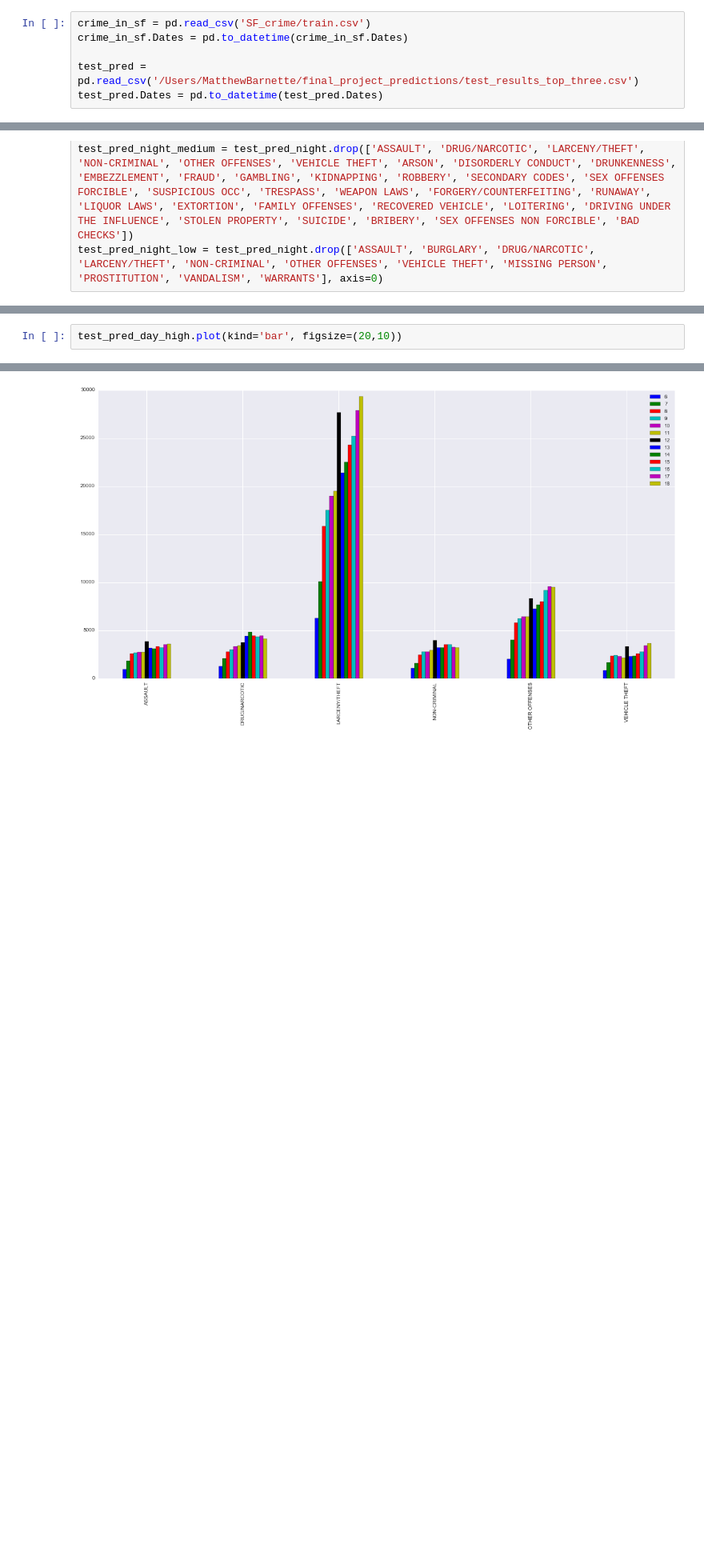
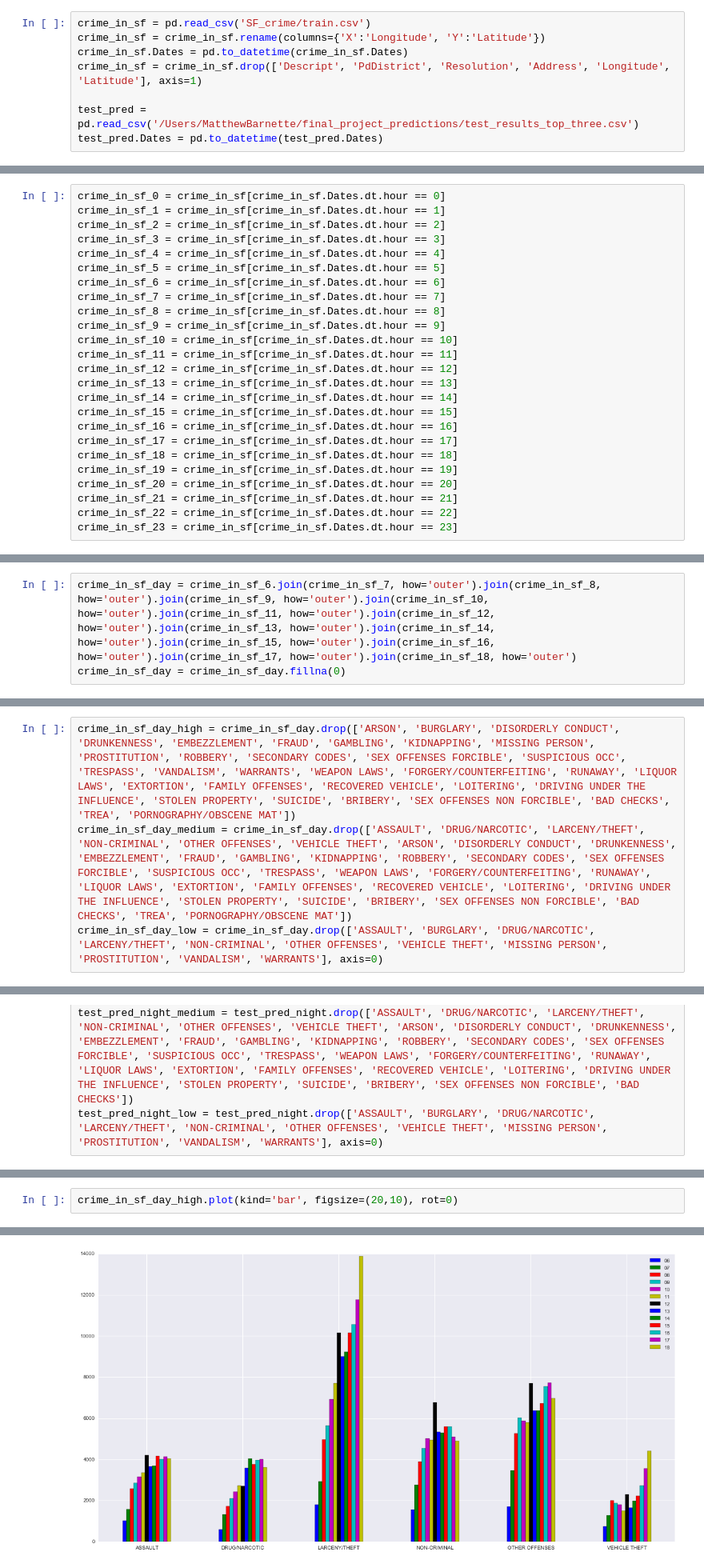
Before and after one commit to BarnetteME1/SF-Crime-Prediction, a Jupyter notebook: Graphs, charts, and organizing rows.ipynb, the cells around one changed output, grey strips where cells are left out. Shown: that part at 80% size. Drawn from its saved outputs; the diff is of its cells as text; blank space fills up the shorter version.

```diff
--- a/Graphs, charts, and organizing rows.ipynb
+++ b/Graphs, charts, and organizing rows.ipynb
@@ -6,7 +6,9 @@ import matplotlib.pyplot as plt
 % matplotlib inline
 # %%
 crime_in_sf = pd.read_csv('SF_crime/train.csv')
+crime_in_sf = crime_in_sf.rename(columns={'X':'Longitude', 'Y':'Latitude'})
 crime_in_sf.Dates = pd.to_datetime(crime_in_sf.Dates)
+crime_in_sf = crime_in_sf.drop(['Descript', 'PdDistrict', 'Resolution', 'Address', 'Longitude', 'Latitude'], axis=1)
 
 test_pred = pd.read_csv('/Users/MatthewBarnette/final_project_predictions/test_results_top_three.csv')
 test_pred.Dates = pd.to_datetime(test_pred.Dates)
@@ -105,6 +163,31 @@ test_pred_20 = test_pred[test_pred.Dates.dt.hour == 20]
 test_pred_21 = test_pred[test_pred.Dates.dt.hour == 21]
 test_pred_22 = test_pred[test_pred.Dates.dt.hour == 22]
 test_pred_23 = test_pred[test_pred.Dates.dt.hour == 23]
+# %%
+crime_in_sf_0 = crime_in_sf[crime_in_sf.Dates.dt.hour == 0]
+crime_in_sf_1 = crime_in_sf[crime_in_sf.Dates.dt.hour == 1]
+crime_in_sf_2 = crime_in_sf[crime_in_sf.Dates.dt.hour == 2]
+crime_in_sf_3 = crime_in_sf[crime_in_sf.Dates.dt.hour == 3]
+crime_in_sf_4 = crime_in_sf[crime_in_sf.Dates.dt.hour == 4]
+crime_in_sf_5 = crime_in_sf[crime_in_sf.Dates.dt.hour == 5]
+crime_in_sf_6 = crime_in_sf[crime_in_sf.Dates.dt.hour == 6]
+crime_in_sf_7 = crime_in_sf[crime_in_sf.Dates.dt.hour == 7]
+crime_in_sf_8 = crime_in_sf[crime_in_sf.Dates.dt.hour == 8]
+crime_in_sf_9 = crime_in_sf[crime_in_sf.Dates.dt.hour == 9]
+crime_in_sf_10 = crime_in_sf[crime_in_sf.Dates.dt.hour == 10]
+crime_in_sf_11 = crime_in_sf[crime_in_sf.Dates.dt.hour == 11]
+crime_in_sf_12 = crime_in_sf[crime_in_sf.Dates.dt.hour == 12]
+crime_in_sf_13 = crime_in_sf[crime_in_sf.Dates.dt.hour == 13]
+crime_in_sf_14 = crime_in_sf[crime_in_sf.Dates.dt.hour == 14]
+crime_in_sf_15 = crime_in_sf[crime_in_sf.Dates.dt.hour == 15]
+crime_in_sf_16 = crime_in_sf[crime_in_sf.Dates.dt.hour == 16]
+crime_in_sf_17 = crime_in_sf[crime_in_sf.Dates.dt.hour == 17]
+crime_in_sf_18 = crime_in_sf[crime_in_sf.Dates.dt.hour == 18]
+crime_in_sf_19 = crime_in_sf[crime_in_sf.Dates.dt.hour == 19]
+crime_in_sf_20 = crime_in_sf[crime_in_sf.Dates.dt.hour == 20]
+crime_in_sf_21 = crime_in_sf[crime_in_sf.Dates.dt.hour == 21]
+crime_in_sf_22 = crime_in_sf[crime_in_sf.Dates.dt.hour == 22]
+crime_in_sf_23 = crime_in_sf[crime_in_sf.Dates.dt.hour == 23]
 # %%
 test_pred_6 = test_pred_6.drop(['DayOfWeek', 'Dates', 'highest_probability', 'second_most_likely', 'second_hightest_prob', 'third_most_likely', 'third_highest_prob'], axis=1)
 test_pred_6 = pd.DataFrame((pd.get_dummies(test_pred_6, columns = ['most_likely'], prefix='',prefix_sep='')).sum())
@@ -160,10 +295,17 @@ test_pred_18 = test_pred_18.rename(columns={0:'18'})
 # %%
 test_pred_day = test_pred_6.join(test_pred_7, how='outer').join(test_pred_8, how='outer').join(test_pred_9, how='outer').join(test_pred_10, how='outer').join(test_pred_11, how='outer').join(test_pred_12, how='outer').join(test_pred_13, how='outer').join(test_pred_14, how='outer').join(test_pred_15, how='outer').join(test_pred_16, how='outer').join(test_pred_17, how='outer').join(test_pred_18, how='outer')
 test_pred_day = test_pred_day.fillna(0)
+# %%
+crime_in_sf_day = crime_in_sf_6.join(crime_in_sf_7, how='outer').join(crime_in_sf_8, how='outer').join(crime_in_sf_9, how='outer').join(crime_in_sf_10, how='outer').join(crime_in_sf_11, how='outer').join(crime_in_sf_12, how='outer').join(crime_in_sf_13, how='outer').join(crime_in_sf_14, how='outer').join(crime_in_sf_15, how='outer').join(crime_in_sf_16, how='outer').join(crime_in_sf_17, how='outer').join(crime_in_sf_18, how='outer')
+crime_in_sf_day = crime_in_sf_day.fillna(0)
 # %%
 test_pred_day_high = test_pred_day.drop(['ARSON', 'BURGLARY', 'DISORDERLY CONDUCT', 'DRUNKENNESS', 'EMBEZZLEMENT', 'FRAUD', 'GAMBLING', 'KIDNAPPING', 'MISSING PERSON', 'PROSTITUTION', 'ROBBERY', 'SECONDARY CODES', 'SEX OFFENSES FORCIBLE', 'SUSPICIOUS OCC', 'TRESPASS', 'VANDALISM', 'WARRANTS', 'WEAPON LAWS', 'FORGERY/COUNTERFEITING', 'RUNAWAY', 'LIQUOR LAWS', 'EXTORTION', 'FAMILY OFFENSES', 'RECOVERED VEHICLE', 'LOITERING', 'DRIVING UNDER THE INFLUENCE', 'STOLEN PROPERTY', 'SUICIDE', 'BRIBERY', 'SEX OFFENSES NON FORCIBLE', 'BAD CHECKS'])
 test_pred_day_medium = test_pred_day.drop(['ASSAULT', 'DRUG/NARCOTIC', 'LARCENY/THEFT', 'NON-CRIMINAL', 'OTHER OFFENSES', 'VEHICLE THEFT', 'ARSON', 'DISORDERLY CONDUCT', 'DRUNKENNESS', 'EMBEZZLEMENT', 'FRAUD', 'GAMBLING', 'KIDNAPPING', 'ROBBERY', 'SECONDARY CODES', 'SEX OFFENSES FORCIBLE', 'SUSPICIOUS OCC', 'TRESPASS', 'WEAPON LAWS', 'FORGERY/COUNTERFEITING', 'RUNAWAY', 'LIQUOR LAWS', 'EXTORTION', 'FAMILY OFFENSES', 'RECOVERED VEHICLE', 'LOITERING', 'DRIVING UNDER THE INFLUENCE', 'STOLEN PROPERTY', 'SUICIDE', 'BRIBERY', 'SEX OFFENSES NON FORCIBLE', 'BAD CHECKS'])
 test_pred_day_low = test_pred_day.drop(['ASSAULT', 'BURGLARY', 'DRUG/NARCOTIC', 'LARCENY/THEFT', 'NON-CRIMINAL', 'OTHER OFFENSES', 'VEHICLE THEFT', 'MISSING PERSON', 'PROSTITUTION', 'VANDALISM', 'WARRANTS'], axis=0)
+# %%
+crime_in_sf_day_high = crime_in_sf_day.drop(['ARSON', 'BURGLARY', 'DISORDERLY CONDUCT', 'DRUNKENNESS', 'EMBEZZLEMENT', 'FRAUD', 'GAMBLING', 'KIDNAPPING', 'MISSING PERSON', 'PROSTITUTION', 'ROBBERY', 'SECONDARY CODES', 'SEX OFFENSES FORCIBLE', 'SUSPICIOUS OCC', 'TRESPASS', 'VANDALISM', 'WARRANTS', 'WEAPON LAWS', 'FORGERY/COUNTERFEITING', 'RUNAWAY', 'LIQUOR LAWS', 'EXTORTION', 'FAMILY OFFENSES', 'RECOVERED VEHICLE', 'LOITERING', 'DRIVING UNDER THE INFLUENCE', 'STOLEN PROPERTY', 'SUICIDE', 'BRIBERY', 'SEX OFFENSES NON FORCIBLE', 'BAD CHECKS', 'TREA', 'PORNOGRAPHY/OBSCENE MAT'])
+crime_in_sf_day_medium = crime_in_sf_day.drop(['ASSAULT', 'DRUG/NARCOTIC', 'LARCENY/THEFT', 'NON-CRIMINAL', 'OTHER OFFENSES', 'VEHICLE THEFT', 'ARSON', 'DISORDERLY CONDUCT', 'DRUNKENNESS', 'EMBEZZLEMENT', 'FRAUD', 'GAMBLING', 'KIDNAPPING', 'ROBBERY', 'SECONDARY CODES', 'SEX OFFENSES FORCIBLE', 'SUSPICIOUS OCC', 'TRESPASS', 'WEAPON LAWS', 'FORGERY/COUNTERFEITING', 'RUNAWAY', 'LIQUOR LAWS', 'EXTORTION', 'FAMILY OFFENSES', 'RECOVERED VEHICLE', 'LOITERING', 'DRIVING UNDER THE INFLUENCE', 'STOLEN PROPERTY', 'SUICIDE', 'BRIBERY', 'SEX OFFENSES NON FORCIBLE', 'BAD CHECKS', 'TREA', 'PORNOGRAPHY/OBSCENE MAT'])
+crime_in_sf_day_low = crime_in_sf_day.drop(['ASSAULT', 'BURGLARY', 'DRUG/NARCOTIC', 'LARCENY/THEFT', 'NON-CRIMINAL', 'OTHER OFFENSES', 'VEHICLE THEFT', 'MISSING PERSON', 'PROSTITUTION', 'VANDALISM', 'WARRANTS'], axis=0)
 # %%
 test_pred_19 = test_pred_19.drop(['DayOfWeek', 'Dates', 'highest_probability', 'second_most_likely', 'second_hightest_prob', 'third_most_likely', 'third_highest_prob'], axis=1)
 test_pred_19 = pd.DataFrame((pd.get_dummies(test_pred_19, columns = ['most_likely'], prefix='',prefix_sep='')).sum())
@@ -233,8 +497,8 @@ test_pred_day_high
 | OTHER OFFENSES | 2036 | 3982 | 5797 | 6205 | 6414 | 6408 | 8323 | 7229 | 7652 | 7995 | 9156 | ... |
 | VEHICLE THEFT | 845 | 1645 | 2341 | 2373 | 2274 | 2114 | 3319 | 2271 | 2363 | 2572 | 2781 | ... |
 # %%
-test_pred_day_high.plot(kind='bar', figsize=(20,10))
+crime_in_sf_day_high.plot(kind='bar', figsize=(20,10), rot=0)
 # %% [output]
 <matplotlib.axes._subplots.AxesSubplot at 0x...>
-[figure, old version]
+[figure, new version]
 # %%
```
Also changed, not shown: parts of 43 cells of this notebook, 10 other files.
